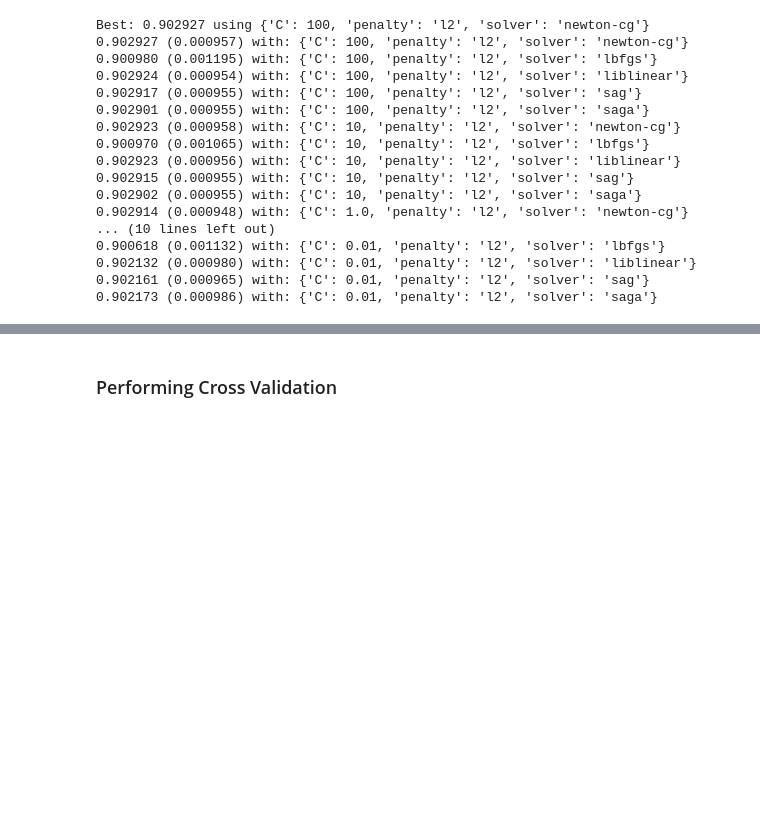
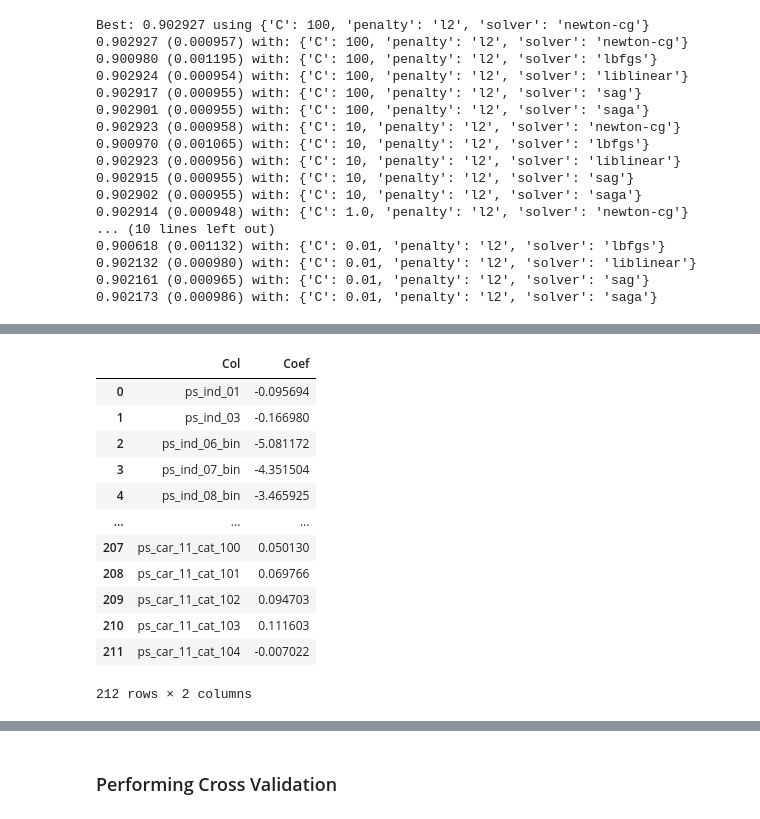
Before and after one commit to raghavendra17/Auto-Insurance-Claim-Predicton, a Jupyter notebook: Logistic Regression.ipynb, the cells around one changed output, grey strips where cells are left out. Cells and saved outputs as stored; diff of their text form; code cells hidden in the pictures; blank space fills up the shorter version.

```diff
--- a/Logistic Regression.ipynb
+++ b/Logistic Regression.ipynb
@@ -288,0 +309,18 @@ Best: 0.902927 using {'C': 100, 'penalty': 'l2', 'solver': 'newton-cg'}
+# %%
+feat_imp = pd.DataFrame({"Col": x_resampled_encoding.columns})
+feat_imp["Coef"] = lr1.coef_[0]
+feat_imp
+# %% [output]
+|  | Col | Coef |
+| 0 | ps_ind_01 | -0.095694 |
+| 1 | ps_ind_03 | -0.166980 |
+| 2 | ps_ind_06_bin | -5.081172 |
+| 3 | ps_ind_07_bin | -4.351504 |
+| 4 | ps_ind_08_bin | -3.465925 |
+| ... | ... | ... |
+| 207 | ps_car_11_cat_100 | 0.050130 |
+| 208 | ps_car_11_cat_101 | 0.069766 |
+| 209 | ps_car_11_cat_102 | 0.094703 |
+| 210 | ps_car_11_cat_103 | 0.111603 |
+| 211 | ps_car_11_cat_104 | -0.007022 |
+212 rows × 2 columns
```
Also changed, not shown: parts of 4 cells of this notebook.
